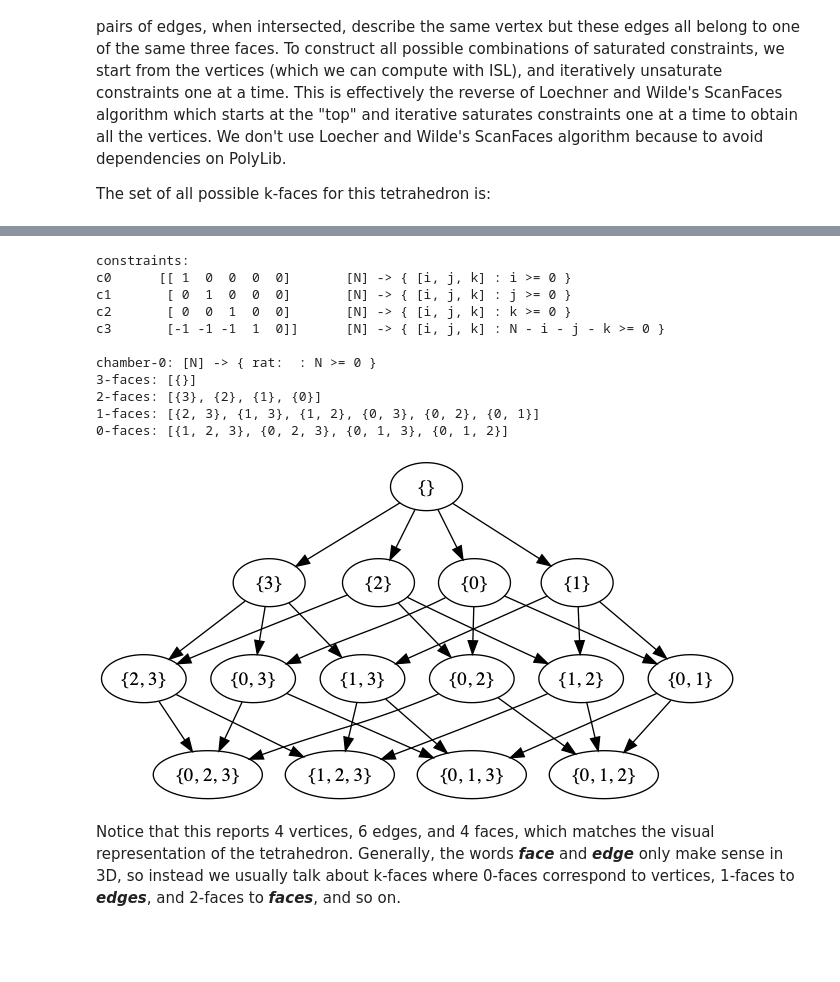
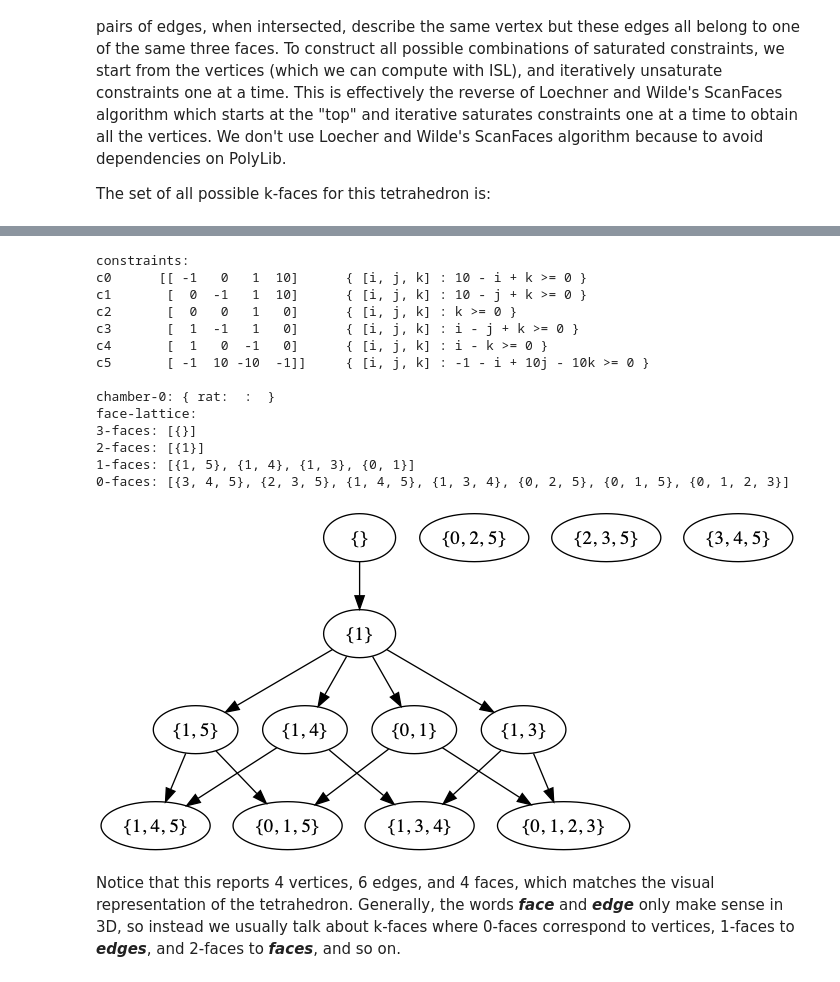
Before and after one commit to lnarmour/simplifying-reductions, a Jupyter notebook: face-lattice.ipynb, the cells around one changed output, grey strips where cells are left out. Drawn from its saved outputs; the diff is of its cells as text; code cells hidden in the pictures; blank space fills up the shorter version.

```diff
--- a/face-lattice.ipynb
+++ b/face-lattice.ipynb
@@ -62,7 +66,9 @@ The pattern continues down to the vertices (by saturating one additional constra
 
 The set of all possible k-faces for this tetrahedron is:
 # %%
-lattice = FaceLattice('[N]->{[i,j,k] : 0<=i,j,k and i+j+k<=N }')
+#lattice = FaceLattice('[N]->{[i,j,k] : 0<=i,j,k and i+j+k<=N }')
+lattice = FaceLattice('{ [i, j, k] : k >= -10 + i and k >= -10 + j and k >= 0 and -i + j <= k <= i and 10k < -i + 10j }')
+plot_3d_sets([lattice.bset])
 
 print('constraints:')
 lattice.pretty_print_constraints()
@@ -83,14 +91,17 @@ Image(".lattice.dot.png")
 constraints:
-c0      [[ 1  0  0  0  0]       [N] -> { [i, j, k] : i >= 0 }
-c1       [ 0  1  0  0  0]       [N] -> { [i, j, k] : j >= 0 }
-c2       [ 0  0  1  0  0]       [N] -> { [i, j, k] : k >= 0 }
-c3       [-1 -1 -1  1  0]]      [N] -> { [i, j, k] : N - i - j - k >= 0 }
+c0      [[ -1   0   1  10]      { [i, j, k] : 10 - i + k >= 0 }
+c1       [  0  -1   1  10]      { [i, j, k] : 10 - j + k >= 0 }
+c2       [  0   0   1   0]      { [i, j, k] : k >= 0 }
+c3       [  1  -1   1   0]      { [i, j, k] : i - j + k >= 0 }
+c4       [  1   0  -1   0]      { [i, j, k] : i - k >= 0 }
+c5       [ -1  10 -10  -1]]     { [i, j, k] : -1 - i + 10j - 10k >= 0 }
 
-chamber-0: [N] -> { rat:  : N >= 0 }
+chamber-0: { rat:  :  }
+face-lattice:
 3-faces: [{}]
-2-faces: [{3}, {2}, {1}, {0}]
-1-faces: [{2, 3}, {1, 3}, {1, 2}, {0, 3}, {0, 2}, {0, 1}]
-0-faces: [{1, 2, 3}, {0, 2, 3}, {0, 1, 3}, {0, 1, 2}]
+2-faces: [{1}]
+1-faces: [{1, 5}, {1, 4}, {1, 3}, {0, 1}]
+0-faces: [{3, 4, 5}, {2, 3, 5}, {1, 4, 5}, {1, 3, 4}, {0, 2, 5}, {0, 1, 5}, {0, 1, 2, 3}]
-[figure, old version]
+[figure, new version]
 # %% [markdown]
 Notice that this reports 4 vertices, 6 edges, and 4 faces, which matches the visual representation of the tetrahedron. Generally, the words ***face*** and ***edge*** only make sense in 3D, so instead we usually talk about k-faces where 0-faces correspond to vertices, 1-faces to ***edges***, and 2-faces to ***faces***, and so on.
```
Also changed, not shown: parts of 5 cells of this notebook, 7 other files.
